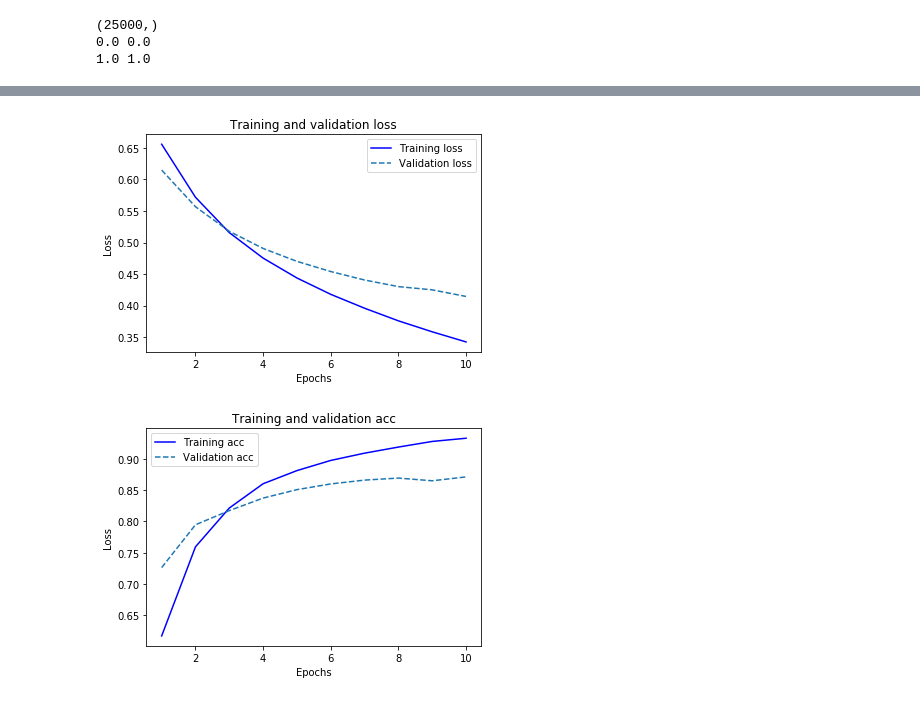
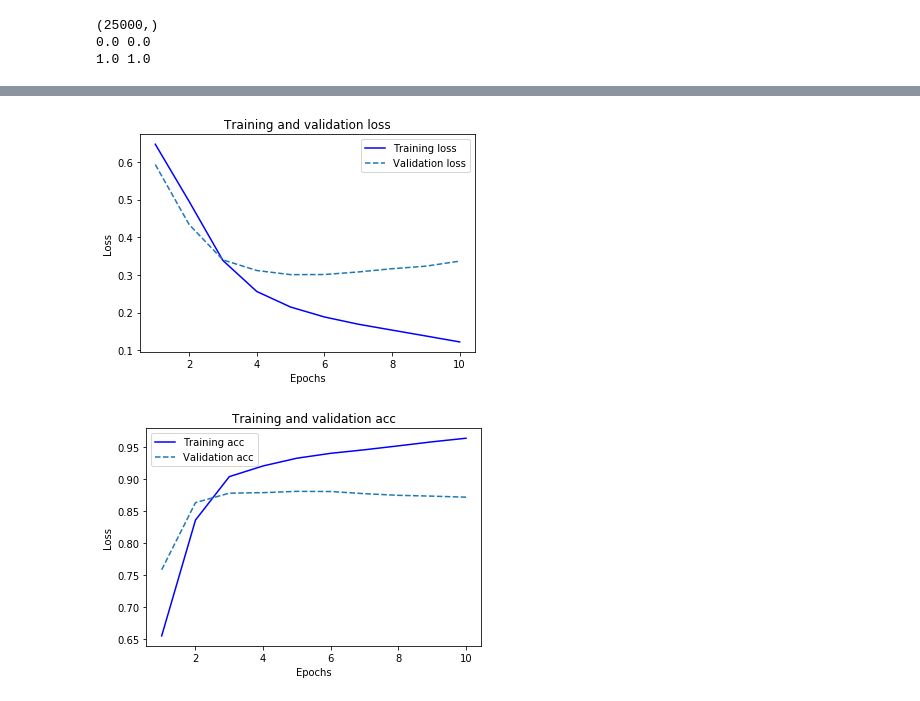
Before and after one commit to ancamarginean/IntroDeepLearning, a Jupyter notebook: d2/Overfitting and underfitting. ML process.ipynb, the cells around one changed output, grey strips where cells are left out. Saved outputs shown, nothing was run; the diff lists cells and outputs as text; code cells hidden in the pictures.

```diff
--- a/d2/Overfitting and underfitting. ML process.ipynb
+++ b/d2/Overfitting and underfitting. ML process.ipynb
@@ -282,23 +233,24 @@ hist.tail()
 # %%
+
 import matplotlib.pyplot as plt
 
-loss = history.history['loss']
-acc = history.history['accuracy']
-val_loss = history.history['val_loss']
-val_acc = history.history['val_accuracy']
+loss = smaller_history.history['loss']
+acc = smaller_history.history['accuracy']
+val_loss = smaller_history.history['val_loss']
+val_acc = smaller_history.history['val_accuracy']
 
 epochs = range(1, len(acc) + 1)
 
 plt.plot(epochs, loss, 'b', label='Training loss')
 plt.plot(epochs, val_loss, '--', label='Validation loss')
 plt.title('Training and validation loss')
 plt.xlabel('Epochs')
 plt.ylabel('Loss')
 plt.legend()
 
 plt.show()
 # %% [output]
-[figure, old version]
+[figure, new version]
 # %%
 plt.plot(epochs, acc, 'b', label='Training acc')
 plt.plot(epochs, val_acc, '--', label='Validation acc')
@@ -309,4 +261,4 @@ plt.legend()
 
 plt.show()
 # %% [output]
-[figure, old version]
+[figure, new version]
```
Also changed, not shown: parts of 25 cells of this notebook.
